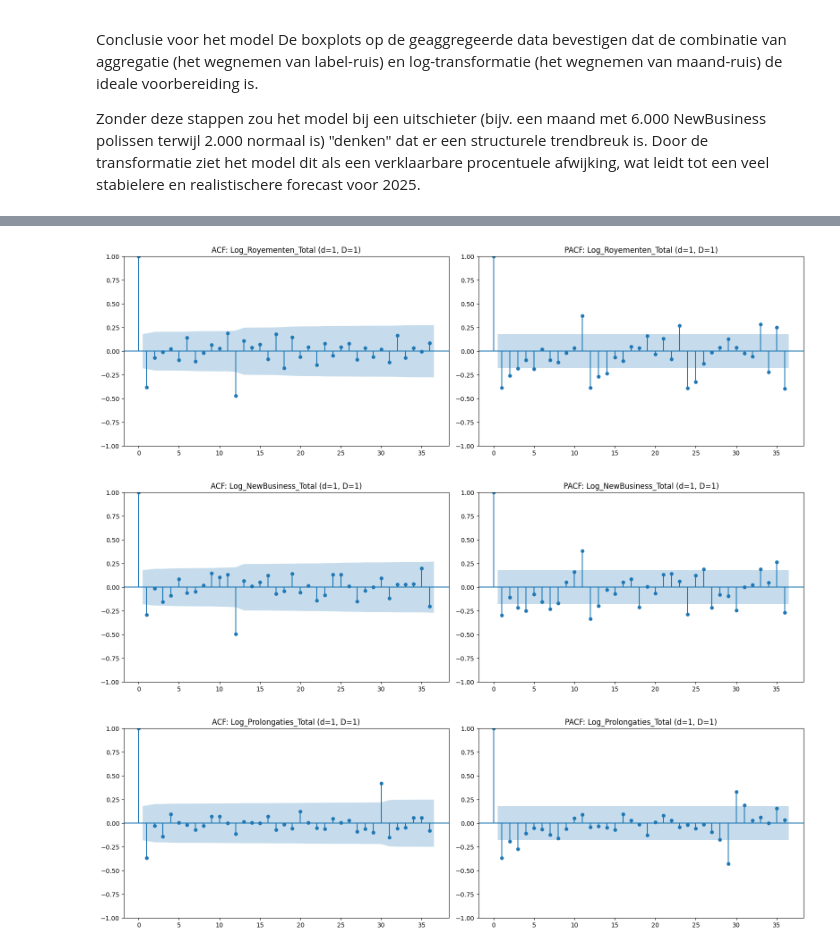
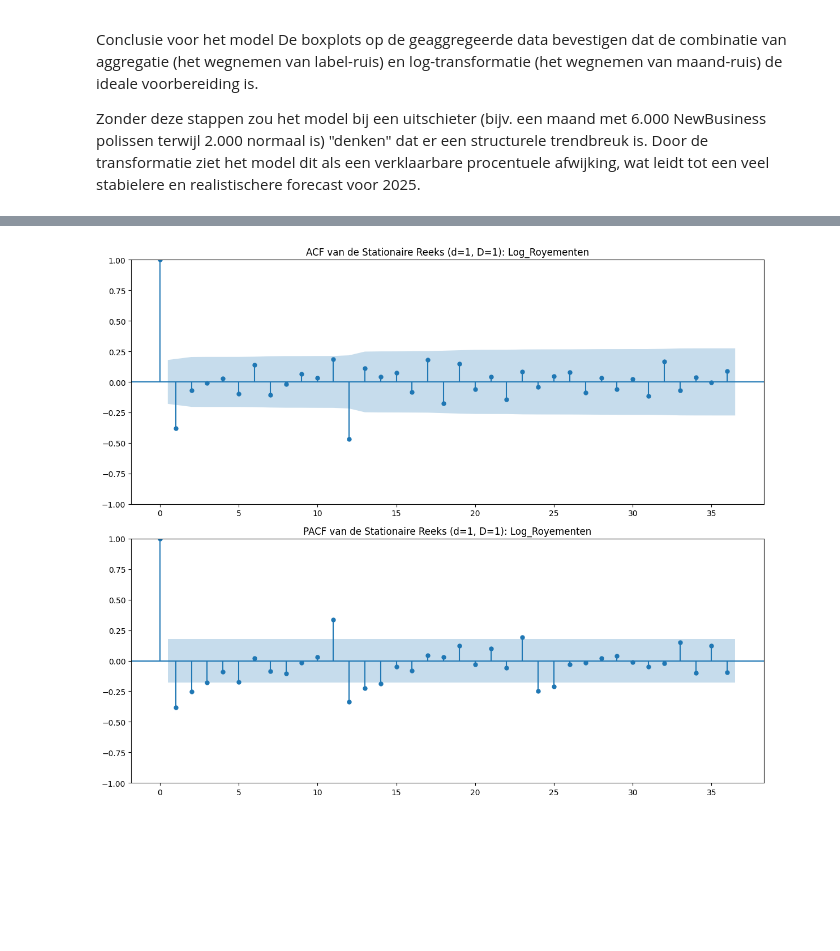
Before and after one commit to wmvanhuis/MADS-ML-Graduation_Project_Bovemij, a Jupyter notebook: notebooks/timeseries/eda timeseries 2015-2025.ipynb, the cells around one changed output, grey strips where cells are left out. Saved outputs shown, nothing was run; the diff lists cells and outputs as text; code cells hidden in the pictures; blank space fills up the shorter version.

```diff
--- a/notebooks/timeseries/eda timeseries 2015-2025.ipynb
+++ b/notebooks/timeseries/eda timeseries 2015-2025.ipynb
@@ -545,11 +545,3 @@ Conclusie voor het model
 De boxplots op de geaggregeerde data bevestigen dat de combinatie van aggregatie (het wegnemen van label-ruis) en log-transformatie (het wegnemen van maand-ruis) de ideale voorbereiding is.
 
 Zonder deze stappen zou het model bij een uitschieter (bijv. een maand met 6.000 NewBusiness polissen terwijl 2.000 normaal is) "denken" dat er een structurele trendbreuk is. Door de transformatie ziet het model dit als een verklaarbare procentuele afwijking, wat leidt tot een veel stabielere en realistischere forecast voor 2025.
-# %%
-# Voeg de getransformeerde kolommen toe met een loop
-for col in targets:
-    # We maken een nieuwe kolomnaam aan met het voorvoegsel 'Log_'
-    df_cleaned[f'Log_{col}'] = np.log1p(df_cleaned[col])
-
-# Optioneel: Controleer het resultaat
-print(df_cleaned[[ 'NewBusiness', 'Log_NewBusiness', 'Royementen', 'Log_Royementen', 'Prolongaties', 'Log_Prolongaties']])
@@ -573,0 +548,12 @@ print(df_cleaned[[ 'NewBusiness', 'Log_NewBusiness', 'Royementen', 'Log_Royement
+# %%
+# Definieer de targets die we willen transformeren
+targets = ['NewBusiness', 'Royementen', 'Prolongaties']
+
+# Voeg de getransformeerde kolommen toe met een loop aan de geaggregeerde data
+for col in targets:
+    # We maken een nieuwe kolomnaam aan met het voorvoegsel 'Log_'
+    df_agg[f'Log_{col}'] = np.log1p(df_agg[col])
+
+# Controleer het resultaat van de eerste 5 maanden
+print("Geaggregeerde data met Log-kolommen:")
+print(df_agg[['Jaar_Maand', 'NewBusiness', 'Log_NewBusiness', 'Royementen', 'Log_Royementen', 'Prolongaties', 'Log_Prolongaties']].head())
@@ -1012,26 +967,21 @@ Zelfs als de statistische test bij stap 1 al een "OK" geeft, zorgt de dubbele di
 # %%
-# Gebruik de reeds berekende Log_Total kolommen
-targets_log = ['Log_Royementen_Total', 'Log_NewBusiness_Total', 'Log_Prolongaties_Total']
+# --- ACF/PACF Analyse op de STATIONAIRE reeks (d=1, D=1) voor Royementen ---
+target = 'Log_Royementen'
+# Handmatig differentiëren voor de plot (zoals het model het intern ziet)
+stationaire_reeks = df_agg[target].diff().diff(12).dropna()
 
-# Pak 1 waarde per maand (gemiddelde), omdat Log_Total op elke regel hetzelfde is
-ts_log = df_cleaned.groupby('date')[targets_log].mean()
+fig, (ax1, ax2) = plt.subplots(2, 1, figsize=(12, 10))
 
-for col in targets_log:
-    # Dubbele differencing op de bestaande Log_Total kolom
-    series_stationair = ts_log[col].diff().diff(12).dropna()
+# ACF
+plot_acf(stationaire_reeks, lags=36, ax=ax1)
+ax1.set_title(f'ACF van de Stationaire Reeks (d=1, D=1): {target}')
 
-    fig, axes = plt.subplots(1, 2, figsize=(16, 5))
+# PACF
+plot_pacf(stationaire_reeks, lags=36, ax=ax2)
+ax2.set_title(f'PACF van de Stationaire Reeks (d=1, D=1): {target}')
 
-    # ACF plot
-    plot_acf(series_stationair, lags=36, ax=axes[0], title=f'ACF: {col} (d=1, D=1)')
-
-    # PACF plot
-    plot_pacf(series_stationair, lags=36, ax=axes[1], title=f'PACF: {col} (d=1, D=1)', method='yw')
-
-    plt.tight_layout()
-    plt.show()
+plt.tight_layout()
+#plt.savefig('acf_pacf_stationair_royementen.png')
 # %% [output]
-[figure, old version]
+[figure, new version]
-[figure, removed]
-[figure, removed]
 # %% [markdown]
```
Also changed, not shown: parts of 23 cells of this notebook.
